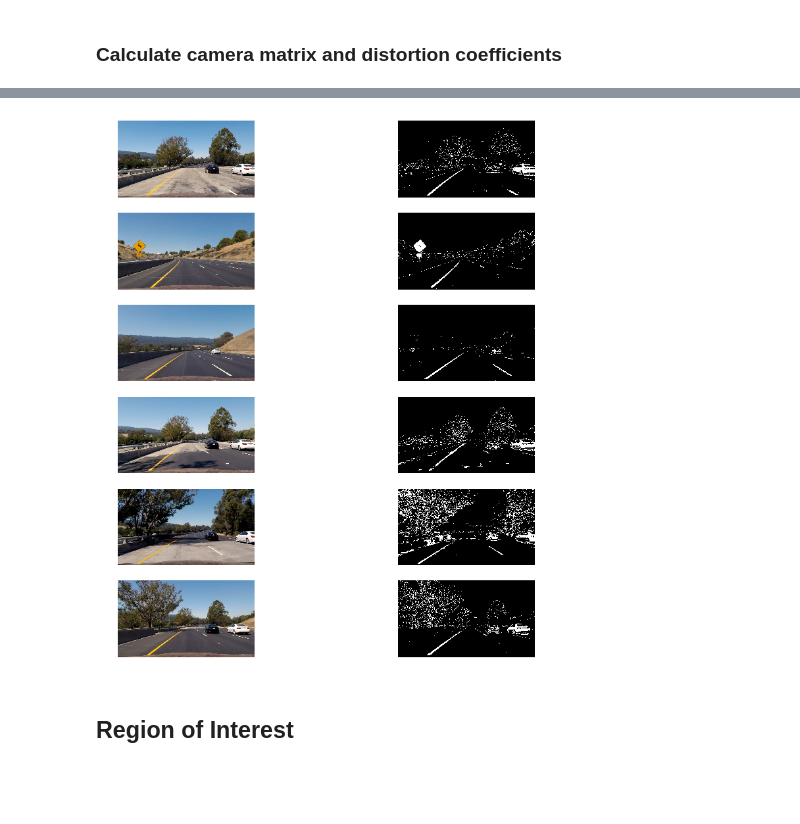
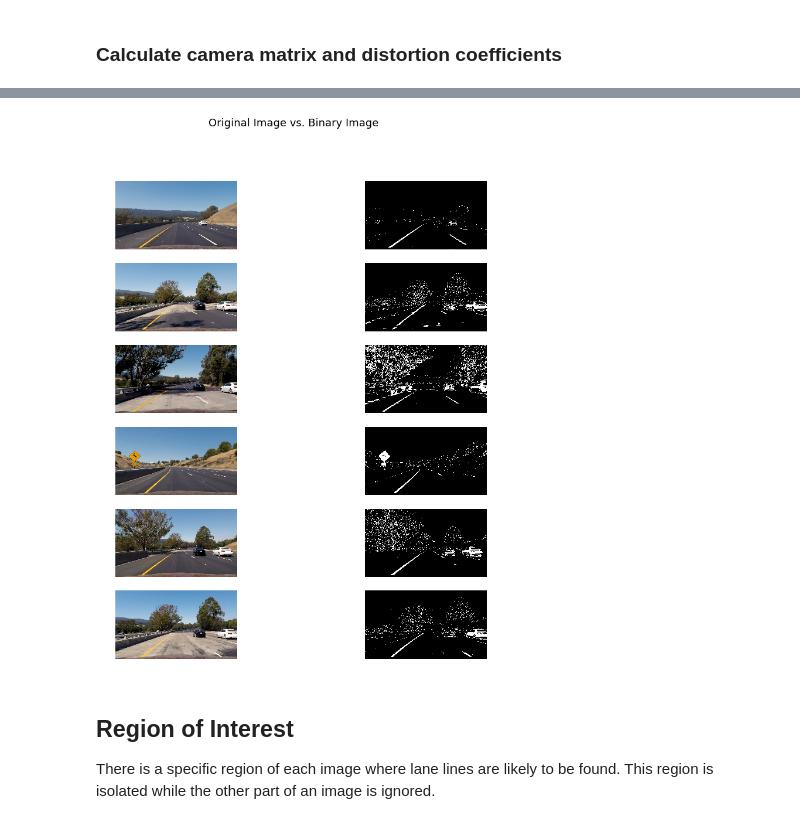
Before and after one commit to AryanJ-NYC/CarND-Advanced-Lane-Lines, a Jupyter notebook: main.ipynb, the cells around one changed output, grey strips where cells are left out. Saved outputs shown, nothing was run; the diff lists cells and outputs as text; code cells hidden in the pictures; blank space fills up the shorter version.

```diff
--- a/main.ipynb
+++ b/main.ipynb
@@ -79,11 +82,10 @@ plt.show()
 # %%
-calibrated_images = glob.glob('./calibrated_images/calibrate*.jpg')
 fig, axarr = plt.subplots(len(calibrated_images), 2) # two columns
 fig.set_size_inches((14,15))
+fig.suptitle('Original Image vs. Binary Image', fontsize=18)
 
 binary_images = []
-for idx, fname in enumerate(calibrated_images):
-    img = mpimg.imread(fname)
+for idx, img in enumerate(calibrated_images):
     gray = cv2.cvtColor(img, cv2.COLOR_RGB2GRAY)
 
     # Sobel x
@@ -95,36 +97,37 @@ for idx, fname in enumerate(calibrated_images):
     sobel_thresh = (40, 100)
     sx_binary = np.zeros_like(scaled_sobel)
     sx_binary[(scaled_sobel >= sobel_thresh[0]) & (scaled_sobel <= sobel_thresh[1])] = 1
 
     # extract red channel from RGB image
     R_channel = img[:, :, 0]
     # threshold to find lane-line pixels
     red_thresh = (220, 255)
     red_binary = np.zeros_like(R_channel)
     red_binary[(R_channel > red_thresh[0]) & (R_channel <= red_thresh[1])] = 1
 
     # extract saturation channel from HLS image
     img_hls = cv2.cvtColor(img, cv2.COLOR_RGB2HLS)
     S_channel = img_hls[:, :, 2]
     # threshold to find lane-line pixels
     sat_thresh = (140, 255)
     sat_binary = np.zeros_like(S_channel)
     sat_binary[(S_channel > sat_thresh[0]) & (S_channel <= sat_thresh[1])] = 1
 
     # combine all three images
     combined_binary = np.zeros_like(red_binary)
     combined_binary[(red_binary == 1) | (sat_binary == 1) | (sx_binary == 1)] = 1
 
     binary_images.append(combined_binary)
 
     axarr[idx, 0].imshow(img)
     axarr[idx, 1].imshow(combined_binary, cmap='gray') # show binary img in 2nd column
     axarr[idx, 0].axis('off')
     axarr[idx, 1].axis('off')
 # %% [output]
-[figure, old version]
+[figure, new version]
-# %% [markdown]
-   ## Region of Interest
+# %% [markdown]
+   ## Region of Interest
+   There is a specific region of each image where lane lines are likely to be found.  This region is isolated while the other part of an image is ignored.
 # %%
 # Written in project 1
 def region_of_interest(img, vertices):
```
Also changed, not shown: parts of 9 cells of this notebook.
